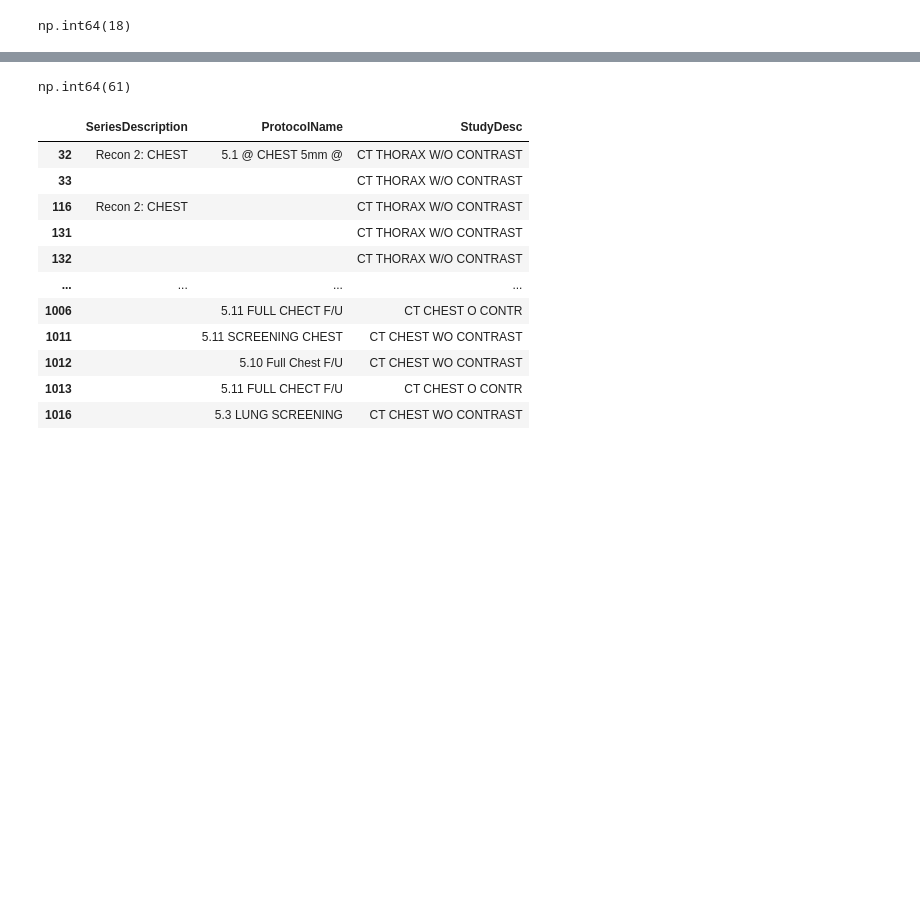
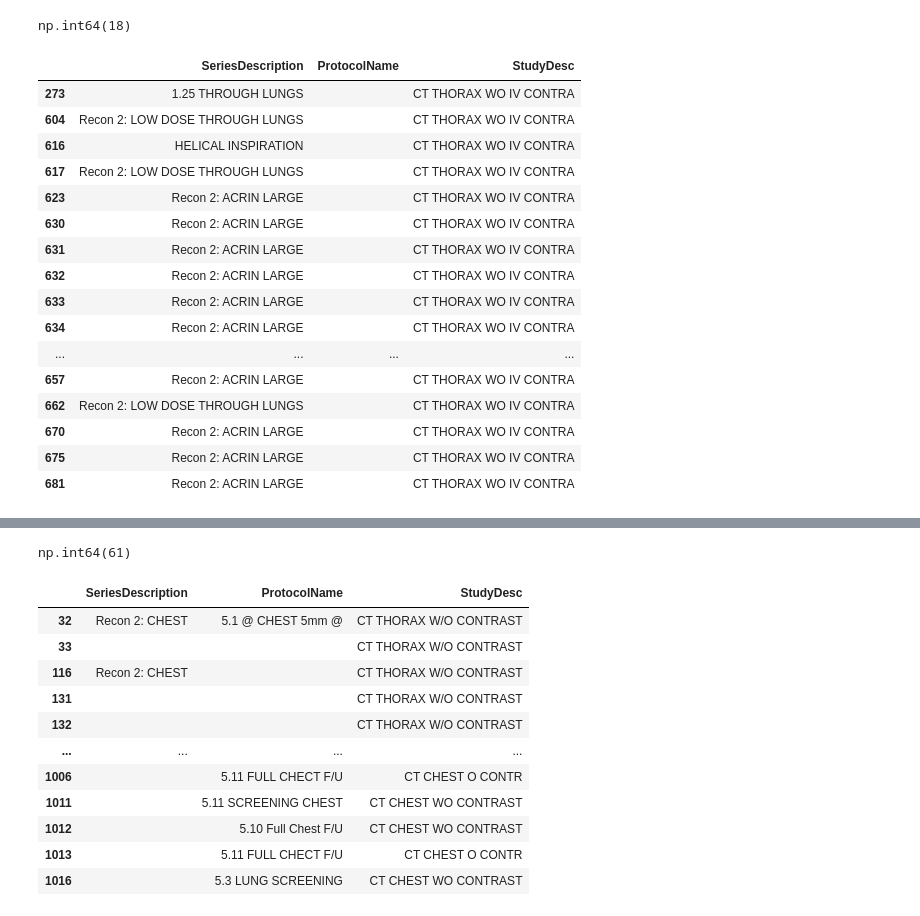
Before and after one commit to stephfn/dicom-ct-protocol-classification, a Jupyter notebook: 01_lidc_metadata_exploration.ipynb, the cells around one changed output, grey strips where cells are left out. Cells and saved outputs as stored; diff of their text form; code cells hidden in the pictures; blank space fills up the shorter version.

```diff
--- a/01_lidc_metadata_exploration.ipynb
+++ b/01_lidc_metadata_exploration.ipynb
@@ -459,0 +237,10 @@ text_data[["SeriesDescription", "combined_text"]].head()
+# %%
+# Retain series with at least one usable descriptive text field
+usable_mask = df[text_fields].notna().any(axis=1)
+usable_df = df.loc[usable_mask].copy()
+
+# Replace missing text values with empty strings
+text_data = usable_df[text_fields].fillna("").copy()
+
+print(f"Usable series retained: {len(text_data)}")
+text_data.head()
@@ -1005,3 +833,31 @@ text_data[noncontrast_only_mask][
 text_data["combined_text"].str.contains("WO IV").sum()
 # %% [output]
 np.int64(18)
+# %%
+# Inspect records containing WO IV terminology
+wo_iv_mask = text_data["combined_text"].str.contains(
+    "WO IV", case=False, na=False
+)
+
+text_data.loc[
+    wo_iv_mask,
+    ["SeriesDescription", "ProtocolName", "StudyDesc"]
+]
+# %% [output]
+|  | SeriesDescription | ProtocolName | StudyDesc |
+| 273 | 1.25 THROUGH LUNGS |  | CT THORAX WO IV CONTRA |
+| 604 | Recon 2: LOW DOSE THROUGH LUNGS |  | CT THORAX WO IV CONTRA |
+| 616 | HELICAL INSPIRATION |  | CT THORAX WO IV CONTRA |
+| 617 | Recon 2: LOW DOSE THROUGH LUNGS |  | CT THORAX WO IV CONTRA |
+| 623 | Recon 2: ACRIN LARGE |  | CT THORAX WO IV CONTRA |
+| 630 | Recon 2: ACRIN LARGE |  | CT THORAX WO IV CONTRA |
+| 631 | Recon 2: ACRIN LARGE |  | CT THORAX WO IV CONTRA |
+| 632 | Recon 2: ACRIN LARGE |  | CT THORAX WO IV CONTRA |
+| 633 | Recon 2: ACRIN LARGE |  | CT THORAX WO IV CONTRA |
+| 634 | Recon 2: ACRIN LARGE |  | CT THORAX WO IV CONTRA |
+| ... | ... | ... | ... |
+| 657 | Recon 2: ACRIN LARGE |  | CT THORAX WO IV CONTRA |
+| 662 | Recon 2: LOW DOSE THROUGH LUNGS |  | CT THORAX WO IV CONTRA |
+| 670 | Recon 2: ACRIN LARGE |  | CT THORAX WO IV CONTRA |
+| 675 | Recon 2: ACRIN LARGE |  | CT THORAX WO IV CONTRA |
+| 681 | Recon 2: ACRIN LARGE |  | CT THORAX WO IV CONTRA |
```
Also changed, not shown: parts of 137 cells of this notebook.
